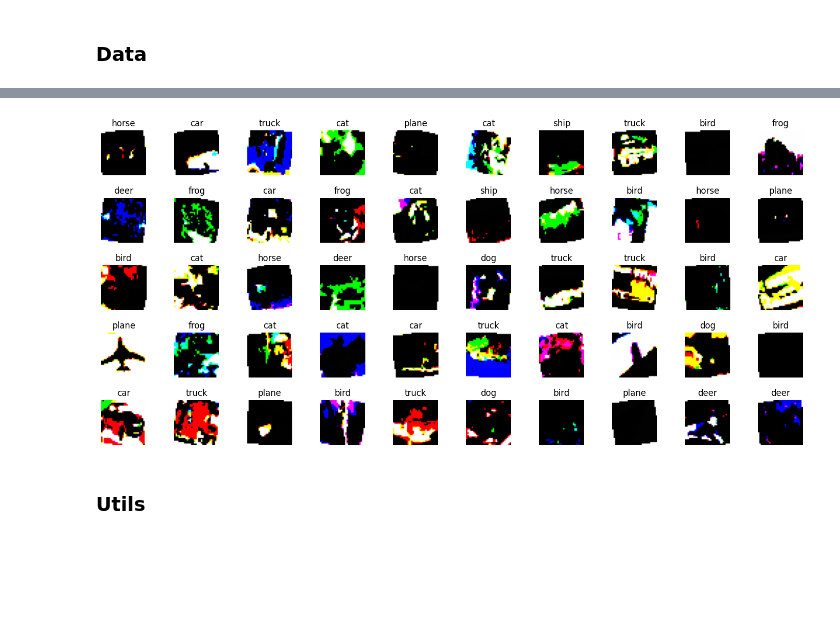
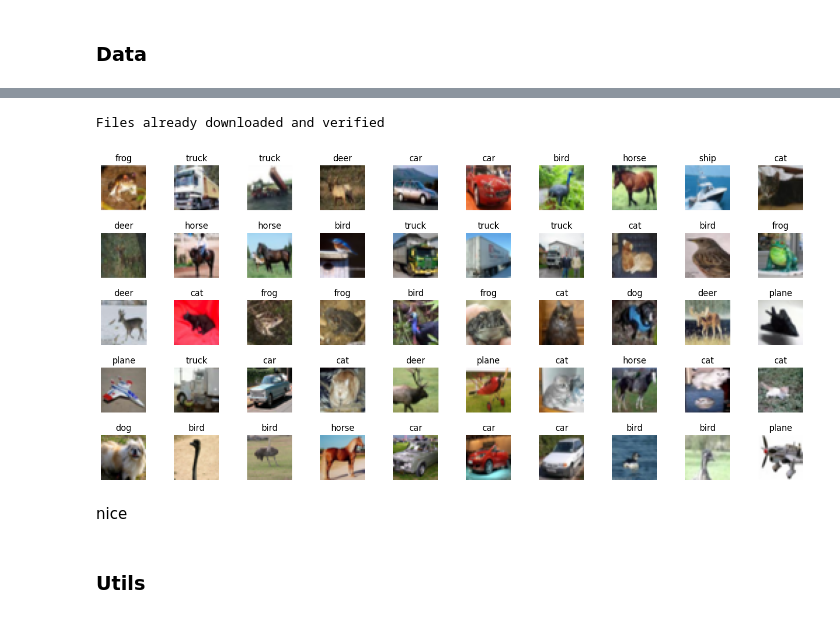
Before and after one commit to Rodimkov/deep-learning-course-practice-2023, a Jupyter notebook: 3822М1ФИии1/practical_work_1/ShilovAI.ipynb, the cells around one changed output, grey strips where cells are left out. Saved outputs shown, nothing was run; the diff lists cells and outputs as text; code cells hidden in the pictures; blank space fills up the shorter version.

```diff
--- a/3822М1ФИии1/practical_work_1/ShilovAI.ipynb
+++ b/3822М1ФИии1/practical_work_1/ShilovAI.ipynb
@@ -78,7 +69,0 @@ Files already downloaded and verified
-# %%
-for dataset_name, loader in [("Train", trainloader), ("Test", testloader)]:
-    for images, _ in loader:
-        batch_size, channels, height, width = images.size()
-
-        if any((height != images.size(2), width != images.size(3))):
-            print(f"{dataset_name} Images are not the same size: {height}x{width}")
@@ -97,24 +111,31 @@ plt.show()
 # %%
-def imshow_grid(images, labels, rows, cols):
+def imshow_grid(trainset, rows, cols):
     _, axes = plt.subplots(rows, cols, figsize=(18, 8))
 
     for i in range(rows):
         for j in range(cols):
-            index = i * cols + j
-            img = images[index].permute(1, 2, 0).numpy().astype("uint8")
+            img, label = trainset[i * cols + j]
+            img = np.array(img)
+            img = np.transpose(img, (0, 1, 2))
+            img = img.astype("uint8")
 
             axes[i, j].imshow(img)
             axes[i, j].axis("off")
-            axes[i, j].set_title(classes[labels[index]])
+            axes[i, j].set_title(classes[label])
 
     plt.subplots_adjust(wspace=0.3, hspace=0.5)
     plt.show()
 
+trainset_without_transform = torchvision.datasets.CIFAR10(
+    root="./data", train=True, download=True, transform=None
+)
 
-images, labels = next(iter(trainloader))
-imshow_grid(images, labels, rows=5, cols=10)
+imshow_grid(trainset_without_transform, rows=5, cols=10)
 # %% [output]
+Files already downloaded and verified
-[figure, old version]
+[figure, new version]
+# %% [markdown]
+nice
 # %% [markdown]
 ### Utils
 # %%
```
Also changed, not shown: parts of 14 cells of this notebook, 1 other file.
